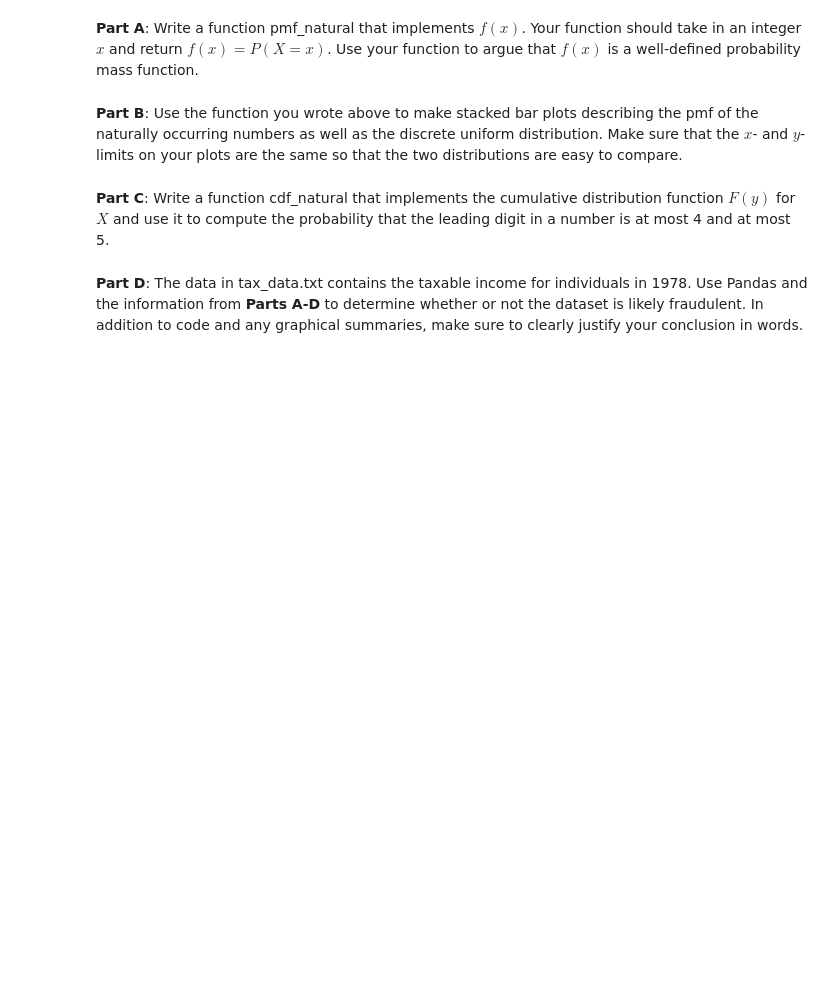
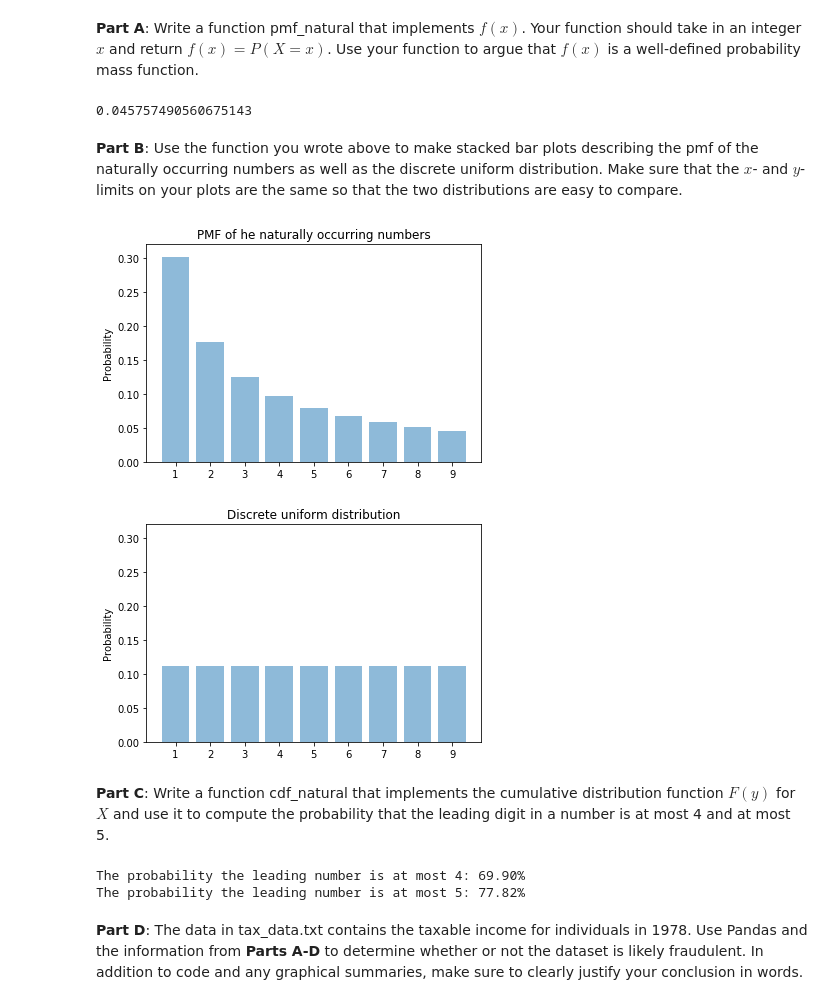
Before and after one commit to Matt-Sredojevic/csci3022, a Jupyter notebook: homework/homework3/hmwk03_Lastname_Firstname.ipynb, the cells around one changed output. Cells and saved outputs as stored; diff of their text form; code cells hidden in the pictures; blank space fills up the shorter version.

```diff
--- a/homework/homework3/hmwk03_Lastname_Firstname.ipynb
+++ b/homework/homework3/hmwk03_Lastname_Firstname.ipynb
@@ -118,10 +134,40 @@ f(x) = \log_{10}\left( \frac{x+1}{x} \right) \quad \textrm{for } x = 1, 2, \ldot
 $$
 # %% [markdown]
 **Part A**: Write a function pmf_natural that implements $f(x)$. Your function should take in an integer $x$ and return $f(x) = P(X = x)$.  Use your function to argue that $f(x)$ is a well-defined probability mass function.
-# %%
-def pmf_natural(x):
-    return 1.0
+# %%
+def pmf_natural(x):
+    log_var = (x+1)/x
+    test = np.log10(log_var)
+    return test
+# %% [output]
+0.045757490560675143
 # %% [markdown]
 **Part B**: Use the function you wrote above to make stacked bar plots describing the pmf of the naturally occurring numbers as well as the discrete uniform distribution.  Make sure that the $x$- and $y$-limits on your plots are the same so that the two distributions are easy to compare.
+# %%
+leading_int = (1,2,3,4,5,6,7,8,9)
+y_pos = np.arange(len(leading_int))
+y_pmf = []
+y_dud = []
+for i in range(1,10):
+    y_pmf.append(pmf_natural(i))
+    y_dud.append(1/9)
+plt.bar(y_pos, y_pmf, align="center", alpha=.5)
+plt.xticks(y_pos, leading_int)
+plt.ylim([0, 0.32])
+plt.ylabel('Probability')
+plt.title("PMF of he naturally occurring numbers")
+
+plt.show()
+
+plt.bar(y_pos, y_dud, align="center", alpha=.5)
+plt.xticks(y_pos, leading_int)
+plt.ylim([0, 0.32])
+plt.ylabel('Probability')
+plt.title("Discrete uniform distribution")
+
+plt.show()
+# %% [output]
+[figure, added]
+[figure, added]
 # %% [markdown]
 **Part C**: Write a function cdf_natural that implements the cumulative distribution function $F(y)$ for $X$ and use it to compute the probability that the leading digit in a number is at most 4 and at most 5.
@@ -131,2 +174,13 @@ def cdf_natural(y):
+# %%
+def cdf_natural(y):
+    p=0
+    for i in range(1,y+1):
+        p += pmf_natural(i)
+    return p*100
+print("The probability the leading number is at most 4: {:.2f}%".format(cdf_natural(4)))
+print("The probability the leading number is at most 5: {:.2f}%".format(cdf_natural(5)))
+# %% [output]
+The probability the leading number is at most 4: 69.90%
+The probability the leading number is at most 5: 77.82%
 # %% [markdown]
 **Part D**: The data in tax_data.txt contains the taxable income for individuals in 1978. Use Pandas and the information from **Parts A-D** to determine whether or not the dataset is likely fraudulent.  In addition to code and any graphical summaries, make sure to clearly justify your conclusion in words.
```
Also changed, not shown: parts of 12 cells of this notebook, 1 other file.
